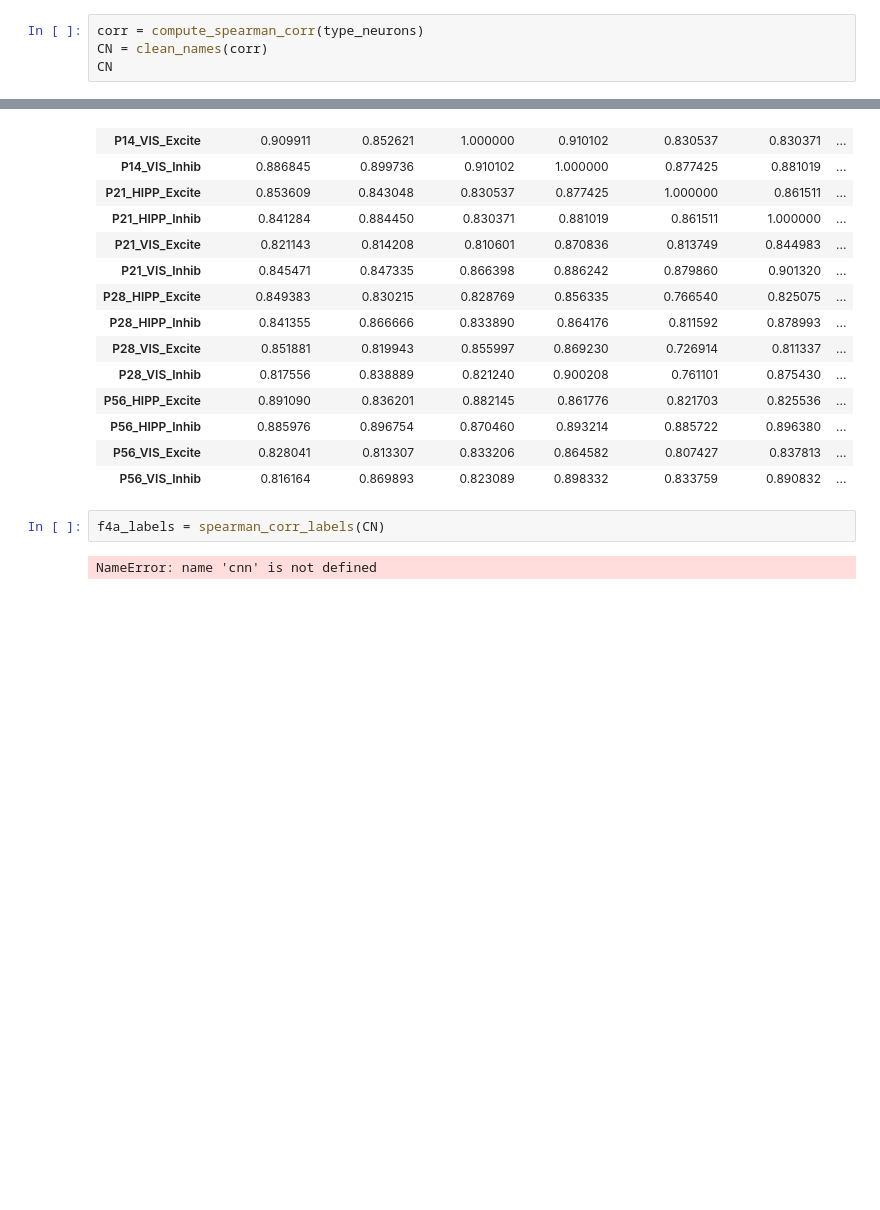
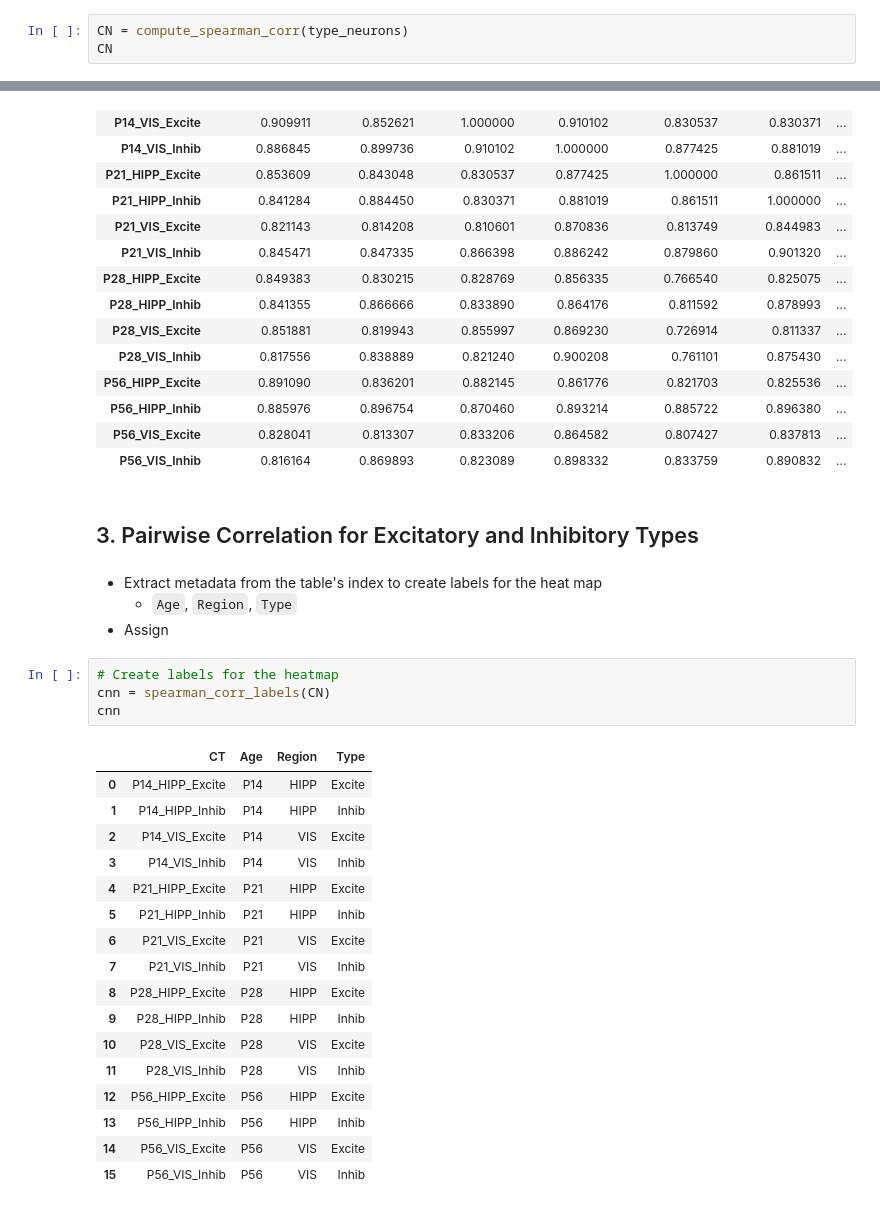
Before and after one commit to aimeenhile/fall25-csc-bioinf, a Jupyter notebook: final-project/src/exon_inclusion/analysis.ipynb, the cells around one changed output, grey strips where cells are left out. Saved outputs shown, nothing was run; the diff lists cells and outputs as text; blank space fills up the shorter version.

```diff
--- a/final-project/src/exon_inclusion/analysis.ipynb
+++ b/final-project/src/exon_inclusion/analysis.ipynb
@@ -71,8 +69,7 @@ type_neurons.head(20)
 - Remove rows with missing data `NaN`
 - Compute Spearman correlation matrix
 # %%
-corr = compute_spearman_corr(type_neurons)
-CN = clean_names(corr)
+CN = compute_spearman_corr(type_neurons)
 CN
 # %% [output]
 |  | P14_HIPP_Excite | P14_HIPP_Inhib | P14_VIS_Excite | P14_VIS_Inhib | P21_HIPP_Excite | P21_HIPP_Inhib | ... |
@@ -92,7 +89,31 @@ CN
 | P56_HIPP_Inhib | 0.885976 | 0.896754 | 0.870460 | 0.893214 | 0.885722 | 0.896380 | ... |
 | P56_VIS_Excite | 0.828041 | 0.813307 | 0.833206 | 0.864582 | 0.807427 | 0.837813 | ... |
 | P56_VIS_Inhib | 0.816164 | 0.869893 | 0.823089 | 0.898332 | 0.833759 | 0.890832 | ... |
-# %%
-f4a_labels = spearman_corr_labels(CN)
-# %% [output]
-NameError: name 'cnn' is not defined
+# %% [markdown]
+## 3. Pairwise Correlation for Excitatory and Inhibitory Types
+# %% [markdown]
+- Extract metadata from the table's index to create labels for the heat map
+    - `Age`, `Region`, `Type`
+- Assign
+# %%
+# Create labels for the heatmap
+cnn = spearman_corr_labels(CN)
+cnn
+# %% [output]
+|  | CT | Age | Region | Type |
+| 0 | P14_HIPP_Excite | P14 | HIPP | Excite |
+| 1 | P14_HIPP_Inhib | P14 | HIPP | Inhib |
+| 2 | P14_VIS_Excite | P14 | VIS | Excite |
+| 3 | P14_VIS_Inhib | P14 | VIS | Inhib |
+| 4 | P21_HIPP_Excite | P21 | HIPP | Excite |
+| 5 | P21_HIPP_Inhib | P21 | HIPP | Inhib |
+| 6 | P21_VIS_Excite | P21 | VIS | Excite |
+| 7 | P21_VIS_Inhib | P21 | VIS | Inhib |
+| 8 | P28_HIPP_Excite | P28 | HIPP | Excite |
+| 9 | P28_HIPP_Inhib | P28 | HIPP | Inhib |
+| 10 | P28_VIS_Excite | P28 | VIS | Excite |
+| 11 | P28_VIS_Inhib | P28 | VIS | Inhib |
+| 12 | P56_HIPP_Excite | P56 | HIPP | Excite |
+| 13 | P56_HIPP_Inhib | P56 | HIPP | Inhib |
+| 14 | P56_VIS_Excite | P56 | VIS | Excite |
+| 15 | P56_VIS_Inhib | P56 | VIS | Inhib |
```
Also changed, not shown: parts of 5 cells of this notebook, 1 other file.
